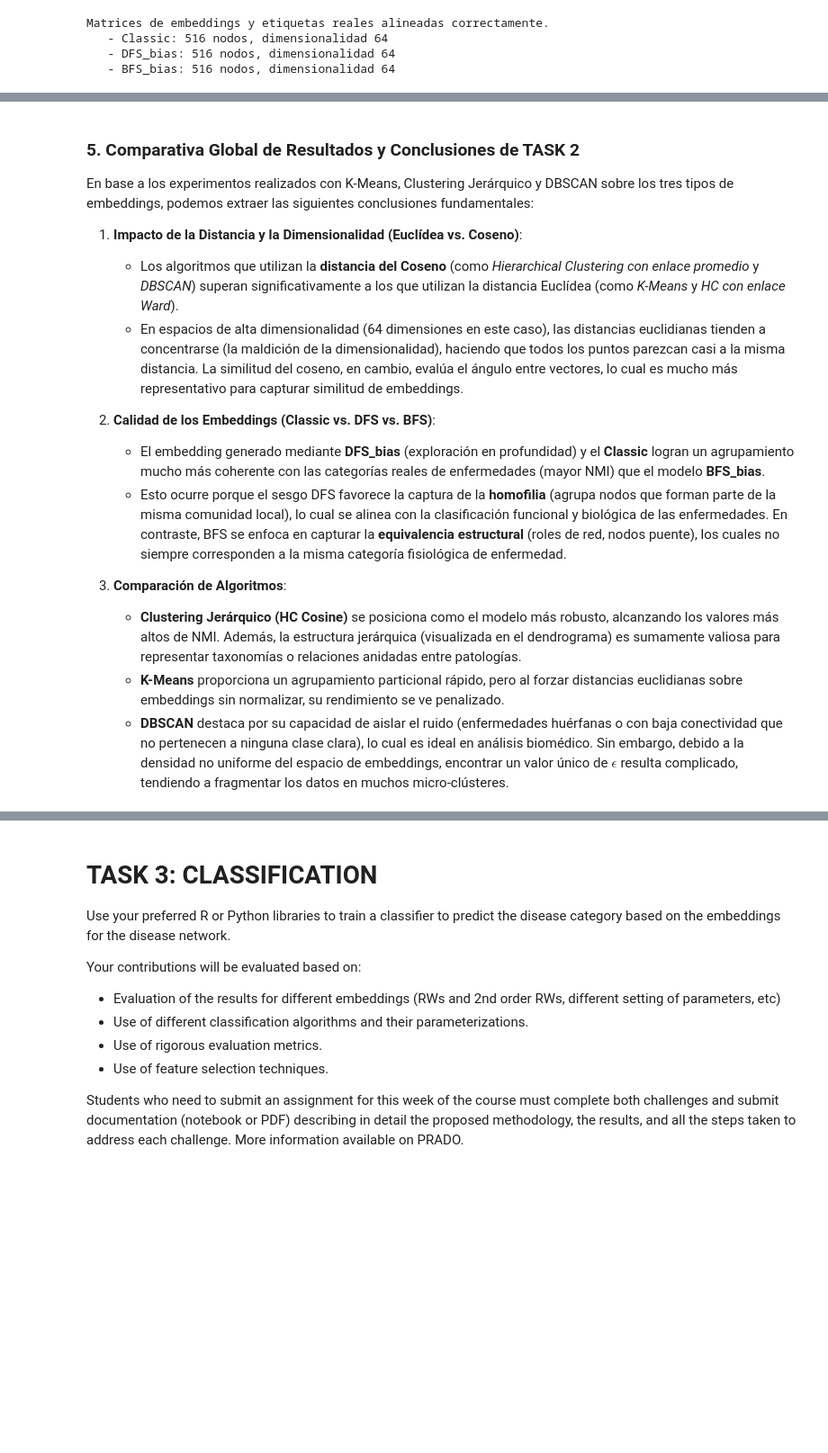
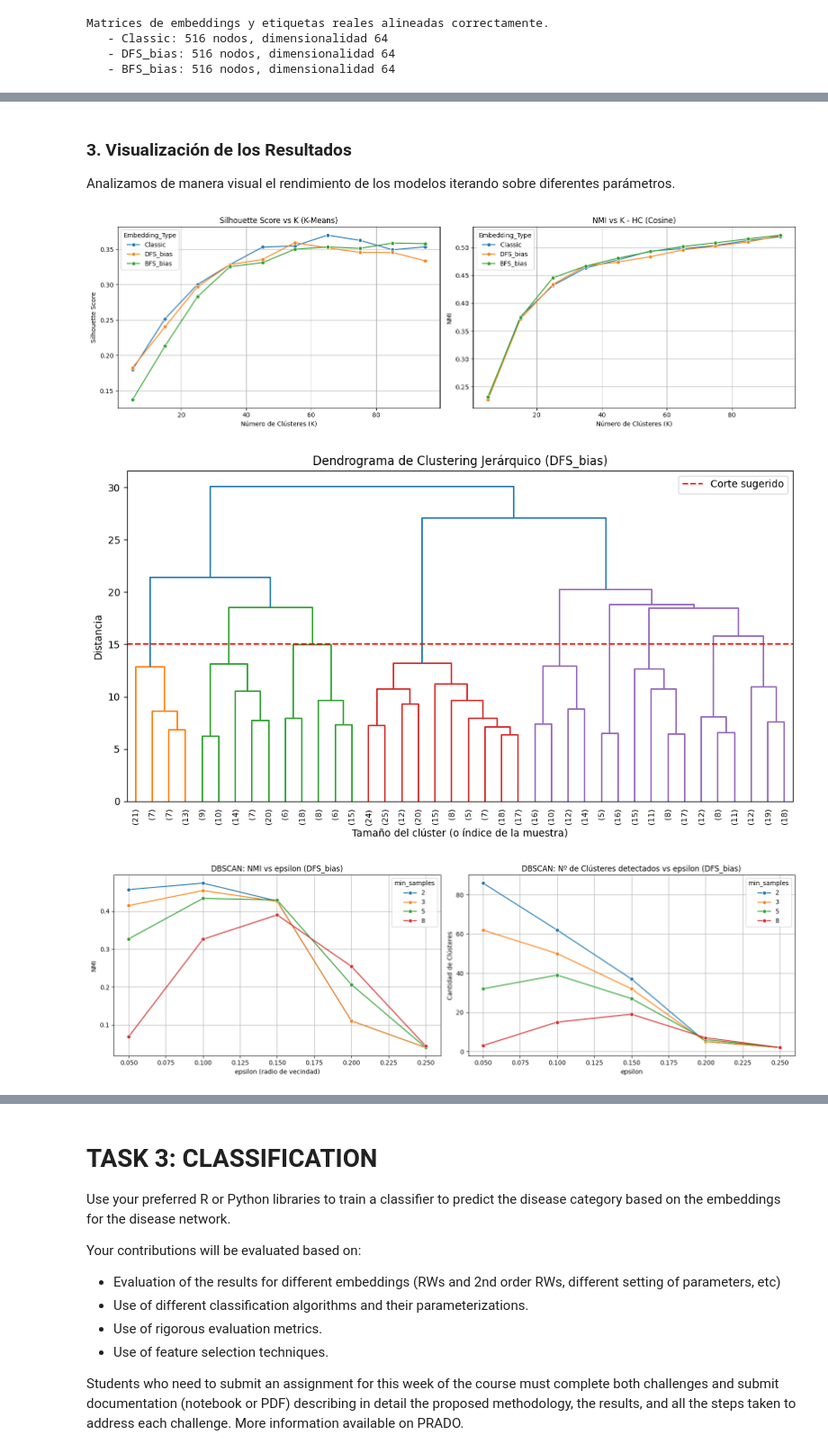
Before and after one commit to pcaleyas/GRL-HumanDiseaseNetwork, a Jupyter notebook: GRLredes.ipynb, the cells around one changed output, grey strips where cells are left out. Shown at 90% size. Saved outputs shown, nothing was run; the diff lists cells and outputs as text; code cells hidden in the pictures; blank space fills up the shorter version.

Commit message:
Update task 2 in the notebook

```diff
--- a/GRLredes.ipynb
+++ b/GRLredes.ipynb
@@ -601,17 +424,61 @@ if 'valid_results' in locals() and not valid_results.empty:
-# %% [markdown]
-### 5. Comparativa Global de Resultados y Conclusiones de TASK 2
-
-En base a los experimentos realizados con K-Means, Clustering Jerárquico y DBSCAN sobre los tres tipos de embeddings, podemos extraer las siguientes conclusiones fundamentales:
-
-1. **Impacto de la Distancia y la Dimensionalidad (Euclídea vs. Coseno)**:
-   - Los algoritmos que utilizan la **distancia del Coseno** (como *Hierarchical Clustering con enlace promedio* y *DBSCAN*) superan significativamente a los que utilizan la distancia Euclídea (como *K-Means* y *HC con enlace Ward*).
-   - En espacios de alta dimensionalidad (64 dimensiones en este caso), las distancias euclidianas tienden a concentrarse (la maldición de la dimensionalidad), haciendo que todos los puntos parezcan casi a la misma distancia. La similitud del coseno, en cambio, evalúa el ángulo entre vectores, lo cual es mucho más representativo para capturar similitud de embeddings.
-
-2. **Calidad de los Embeddings (Classic vs. DFS vs. BFS)**:
-   - El embedding generado mediante **DFS_bias** (exploración en profundidad) y el **Classic** logran un agrupamiento mucho más coherente con las categorías reales de enfermedades (mayor NMI) que el modelo **BFS_bias**.
-   - Esto ocurre porque el sesgo DFS favorece la captura de la **homofilia** (agrupa nodos que forman parte de la misma comunidad local), lo cual se alinea con la clasificación funcional y biológica de las enfermedades. En contraste, BFS se enfoca en capturar la **equivalencia estructural** (roles de red, nodos puente), los cuales no siempre corresponden a la misma categoría fisiológica de enfermedad.
-
-3. **Comparación de Algoritmos**:
-   - **Clustering Jerárquico (HC Cosine)** se posiciona como el modelo más robusto, alcanzando los valores más altos de NMI. Además, la estructura jerárquica (visualizada en el dendrograma) es sumamente valiosa para representar taxonomías o relaciones anidadas entre patologías.
-   - **K-Means** proporciona un agrupamiento particional rápido, pero al forzar distancias euclidianas sobre embeddings sin normalizar, su rendimiento se ve penalizado.
-   - **DBSCAN** destaca por su capacidad de aislar el ruido (enfermedades huérfanas o con baja conectividad que no pertenecen a ninguna clase clara), lo cual es ideal en análisis biomédico. Sin embargo, debido a la densidad no uniforme del espacio de embeddings, encontrar un valor único de $\epsilon$ resulta complicado, tendiendo a fragmentar los datos en muchos micro-clústeres.
+# %% [markdown]
+### 3. Visualización de los Resultados
+
+Analizamos de manera visual el rendimiento de los modelos iterando sobre diferentes parámetros.
+# %%
+# 3.1 Visualización: K-Means y Clustering Jerárquico
+fig, axes = plt.subplots(1, 2, figsize=(16, 5))
+
+sns.lineplot(data=final_kmeans_hc_results[final_kmeans_hc_results['Algorithm'] == 'K-Means'],
+             x='K', y='Silhouette', hue='Embedding_Type', marker='o', ax=axes[0])
+axes[0].set_title('Silhouette Score vs K (K-Means)')
+axes[0].set_ylabel('Silhouette Score')
+axes[0].set_xlabel('Número de Clústeres (K)')
+axes[0].grid(True)
+
+sns.lineplot(data=final_kmeans_hc_results[final_kmeans_hc_results['Algorithm'] == 'HC (Cosine)'],
+             x='K', y='NMI', hue='Embedding_Type', marker='o', ax=axes[1])
+axes[1].set_title('NMI vs K - HC (Cosine)')
+axes[1].set_ylabel('NMI')
+axes[1].set_xlabel('Número de Clústeres (K)')
+axes[1].grid(True)
+plt.tight_layout()
+plt.show()
+
+# 3.2 Visualización: Dendrograma para HC (Ward) en el embedding DFS_bias
+emb_to_plot_hc = 'DFS_bias'
+emb_matrix_hc = embeddings_dict[emb_to_plot_hc]
+linked = linkage(emb_matrix_hc, method='ward')
+
+plt.figure(figsize=(12, 6))
+dendrogram(linked, truncate_mode='lastp', p=40, show_leaf_counts=True, leaf_rotation=90)
+plt.title(f'Dendrograma de Clustering Jerárquico ({emb_to_plot_hc})')
+plt.xlabel('Tamaño del clúster (o índice de la muestra)')
+plt.ylabel('Distancia')
+plt.axhline(y=np.max(linked[:, 2]) * 0.5, color='r', linestyle='--', label='Corte sugerido')
+plt.legend()
+plt.show()
+
+# 3.3 Visualización: Rendimiento de DBSCAN
+if not valid_dbscan_results.empty:
+    emb_to_plot_dbscan = 'DFS_bias' if 'DFS_bias' in valid_dbscan_results['Embedding_Type'].values else valid_dbscan_results['Embedding_Type'].iloc[0]
+    dfs_data = valid_dbscan_results[valid_dbscan_results['Embedding_Type'] == emb_to_plot_dbscan]
+
+    fig, axes = plt.subplots(1, 2, figsize=(16, 5))
+    sns.lineplot(data=dfs_data, x='eps', y='NMI', hue='min_samples', marker='o', palette='tab10', ax=axes[0])
+    axes[0].set_title(f'DBSCAN: NMI vs epsilon ({emb_to_plot_dbscan})')
+    axes[0].set_ylabel('NMI')
+    axes[0].set_xlabel('epsilon (radio de vecindad)')
+    axes[0].grid(True)
+
+    sns.lineplot(data=dfs_data, x='eps', y='N_Clusters', hue='min_samples', marker='o', palette='tab10', ax=axes[1])
+    axes[1].set_title(f'DBSCAN: Nº de Clústeres detectados vs epsilon ({emb_to_plot_dbscan})')
+    axes[1].set_ylabel('Cantidad de Clústeres')
+    axes[1].set_xlabel('epsilon')
+    axes[1].grid(True)
+    plt.tight_layout()
+    plt.show()
+# %% [output]
+[figure, added]
+[figure, added]
+[figure, added]
```
Also changed, not shown: parts of 28 cells of this notebook, 5 other files.
